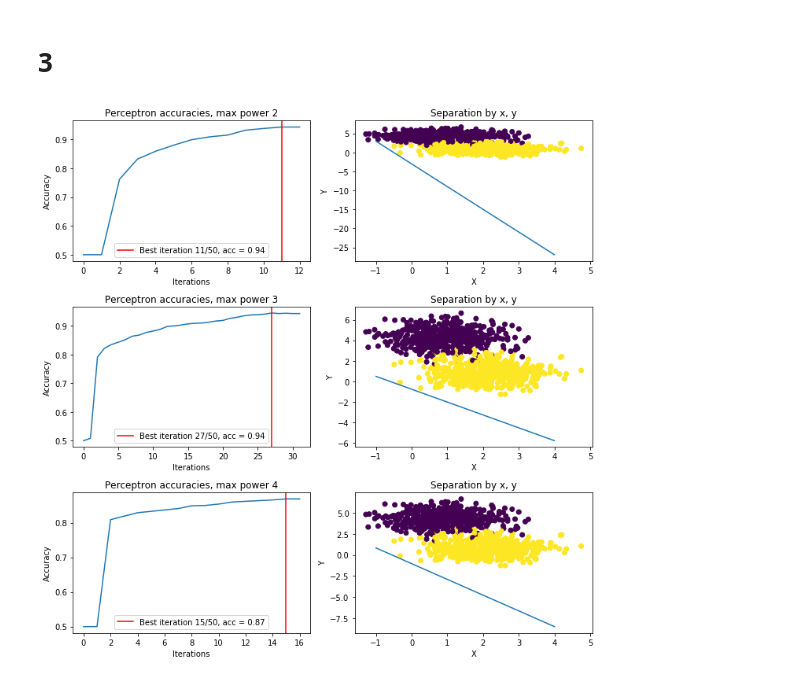
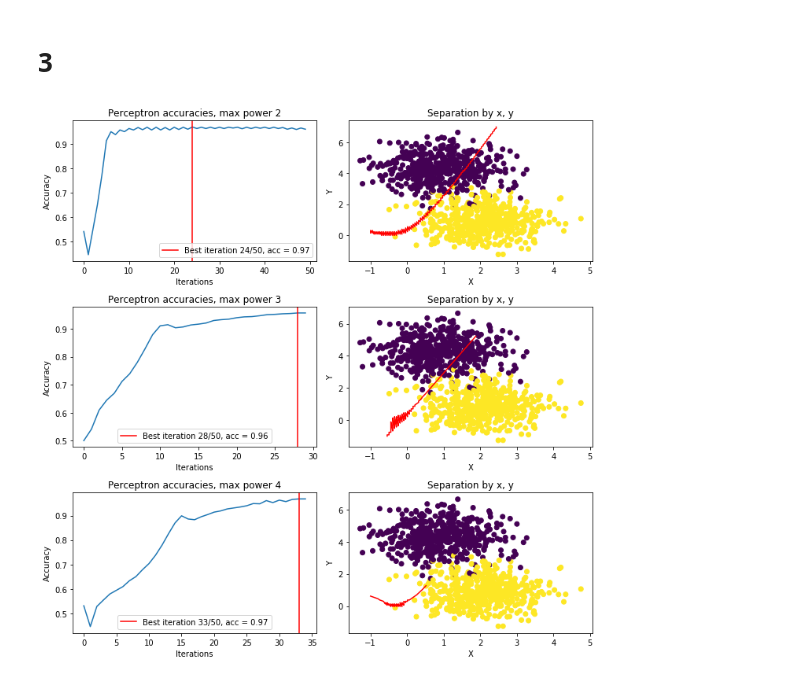
Before and after one commit to alexmorphine/bioinf_algorithms_2_2019, a Jupyter notebook: homework_5/perceptron.ipynb, the cells around one changed output. Saved outputs shown, nothing was run; the diff lists cells and outputs as text; code cells hidden in the pictures.

```diff
--- a/homework_5/perceptron.ipynb
+++ b/homework_5/perceptron.ipynb
@@ -12,7 +12,10 @@ blobs.loc[blobs.label == 0, 'label'] = -1
 # %%
 perceptron = PocketPerceptron(max_iterations=50, early_stop=True)
 # %%
-perceptron.fit(blobs[['x', 'y']].values, blobs.label.values)
+x, y = blobs[['x', 'y']].values, blobs.label.values
+x_train, x_test, y_train, y_test = train_test_split(x, y, test_size=0.2)
+# %%
+perceptron.fit(x_train, y_train)
 # %%
 plt.title('Perceptron accuracies by iteration')
 plt.plot(perceptron.accuracies)
@@ -35,26 +44,68 @@ plt.plot([-1, 4], [y_2d(-1, *perceptron.weights), y_2d(4, *perceptron.weights)])
 # 3
 # %%
 fig, ax = plt.subplots(3, 2, figsize=(10, 10))
+blobs = pd.read_csv('../data/blobs2.csv')
+blobs.loc[blobs.label == 0, 'label'] = -1
 
 for i, power in enumerate(range(2, 5)):
-    blobs[f'x_{power}'], blobs[f'y_{power}'] = blobs.x**power, blobs.y**power
+#     blobs[f'x_{power}'], blobs[f'y_{power}'] = blobs.x**power, blobs.y**power
+    for k in range(power + 1):
+        blobs[f'x_{power - k}_y_{k}'] = blobs.x**(power - 1) * blobs.y**k
     perceptron = PocketPerceptron(max_iterations=50, early_stop=True)
     perceptron.fit(blobs.drop(['label'], axis=1).values, blobs.label.values)
 
     ax[i, 0].set_title(f'Perceptron accuracies, max power {power}')
     ax[i, 0].set_xlabel('Iterations')
     ax[i, 0].set_ylabel('Accuracy')
     ax[i, 0].plot(perceptron.accuracies)
     best = np.argmax(perceptron.accuracies)
     ax[i, 0].axvline(best, c='red',
                      label=f'Best iteration {best}/{perceptron.max_iterations}, acc = {max(perceptron.accuracies):.2f}')
     ax[i, 0].legend()
     ax[i, 1].scatter(blobs.x, blobs.y, c=blobs.label)
     ax[i, 1].set_xlabel('X')
     ax[i, 1].set_ylabel('Y')
     ax[i, 1].set_title('Separation by x, y')
-    ax[i, 1].plot([-1, 4], [y_2d(-1, *perceptron.weights[:3]), y_2d(4, *perceptron.weights[:3])], label='Weight line')
+
+    if power == 2:
+        w0, w1, w2, w3, w4, w5 = perceptron.weights
+        x_v = []
+        y_v = []
+        for x in np.linspace(-1, 4, 100):
+            for y in np.linspace(-1, 7, 100):
+                v = w0 + w1*x + w2*y + w3*x**2 + w4*y*x + w5*y**2
+#                 print(v)
+                if np.abs(v) < 400:
+                    x_v.append(x)
+                    y_v.append(y)
+
+
+    if power == 3:
+        w0, w1, w2, w3, w4, w5, w6, w7, w8, w9 = perceptron.weights
+        x_v = []
+        y_v = []
+        for x in np.linspace(-1, 4, 100):
+            for y in np.linspace(-1, 7, 100):
+                v = w0 + w1*x + w2*y + w3*x**2 + w4*y*x + w5*y**2 + w6 * x**3 + w7 * x**2 * y + w8 * x * y**2 + w9 * y **3
+                if np.abs(v) < 1000:
+                    x_v.append(x)
+                    y_v.append(y)
+
+    if power == 4:
+        w0, w1, w2, w3, w4, w5, w6, w7, w8, w9, w10, w11, w12, w13, w14 = perceptron.weights
+        x_v = []
+        y_v = []
+        for x in np.linspace(-1, 4, 100):
+            for y in np.linspace(-1, 7, 100):
+                v = w0 + w1*x + w2*y + w3*x**2 + w4*y*x + w5*y**2 + w6 * x**3 + w7 * x**2 * y + w8 * x * y**2 + w9 * y **3 + \
+                w10 * x**4 + w11 * x**3 * y + w12 * x**2 * y**2 + w13 * x * y**3 + w14 * y**4
+                if np.abs(v) < 1000:
+                    x_v.append(x)
+                    y_v.append(y)
+
+
+    ax[i, 1].plot(x_v, y_v, c='red')
 
 plt.tight_layout()
 # %% [output]
-[figure, old version]
+[figure, new version]
```
Also changed, not shown: parts of 6 cells of this notebook, 1 other file.
